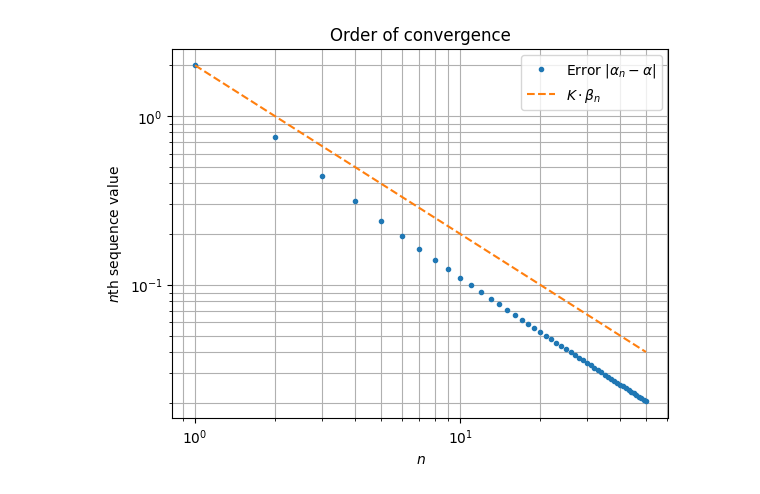
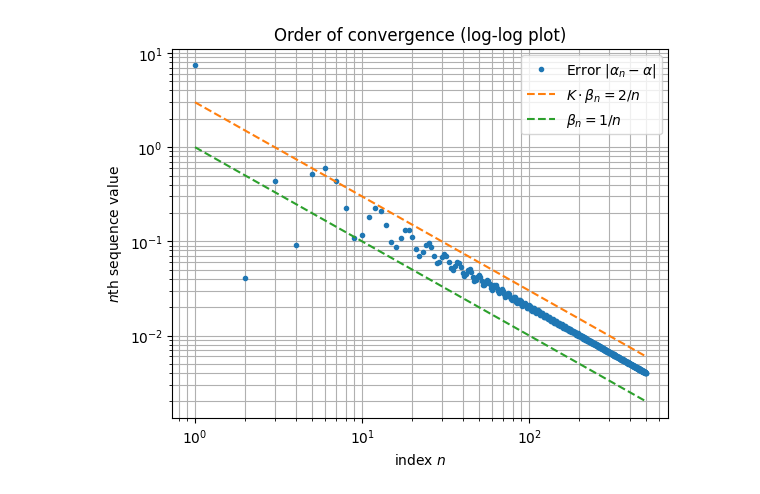
Before and after one commit to simone-brugiapaglia/numerical-analysis-notebooks, a Jupyter notebook: 02_convergence.ipynb, the cells around one changed output. Saved outputs shown, nothing was run; the diff lists cells and outputs as text; code cells hidden in the pictures.

```diff
--- a/02_convergence.ipynb
+++ b/02_convergence.ipynb
@@ -33,8 +36,8 @@ $$
 $$
 converging to $\alpha = 1$.
 # %%
-n = 1 + np.arange(50)      # n values
-alpha_n = 1 + 1/n + 1/n**2 # alpha_n values
+n = 1 + np.arange(30)      # n values
+alpha_n = 1 + 2/n + 10 * np.cos(n)/n**2 # alpha_n values
 alpha = np.ones(n.shape)   # alpha values
 
 # Visualize convergence of alpha_n to alpha
@@ -58,11 +63,11 @@ Hence, $\alpha_n$ converges to $1$ with order of convergence $O(1/n)$ (just choo
 # %%
 beta_n = 1/n
-K = 2
+K = 3
 
 # Visualize convergence of alpha_n to alpha
 plt.plot(n, np.abs(alpha_n -  alpha), '.', label = "Error $|α_n - α|$")
-plt.plot(n, K * beta_n, '--', label = "$K \cdot β_n$")
-plt.xlabel('$n$')
+plt.plot(n, K * beta_n, '--', label = "$K \cdot β_n = 2/n$")
+plt.xlabel('index $n$')
 plt.ylabel('$n$th sequence value')
 plt.legend()
 plt.grid()
@@ -75,13 +86,19 @@ By using a *loglog plot*, the situation becomes extremely clear. A loglog plot i
 # %%
-plt.loglog(n, np.abs(alpha_n -  alpha), '.', label = "Error $|α_n - α|$")
-plt.loglog(n, K * beta_n, '--', label = "$K \cdot β_n$")
-plt.xlabel('$n$')
+n_larger = np.arange(500) + 1 # n values
+alpha_n_larger = 1 + 2/n + 10 * np.cos(n)/n**2 # alpha_n values
+alpha_larger = np.ones(n.shape) # alpha values
+beta_n_larger = 1/n
+
+plt.loglog(n, np.abs(alpha_n_larger -  alpha_larger), '.', label = "Error $|α_n - α|$")
+plt.loglog(n, K * beta_n_larger, '--', label = "$K \cdot β_n = 2/n$")
+plt.loglog(n, beta_n_larger, '--', label = "$β_n =1/n$")
+plt.xlabel('index $n$')
 plt.ylabel('$n$th sequence value')
 plt.legend()
 plt.grid(which = 'both')
-plt.title('Order of convergence')
+plt.title('Order of convergence (log-log plot)')
 
 plt.show()
 # %% [output]
-[figure, old version]
+[figure, new version]
 # %% [markdown]
```
Also changed, not shown: parts of 13 cells of this notebook.
